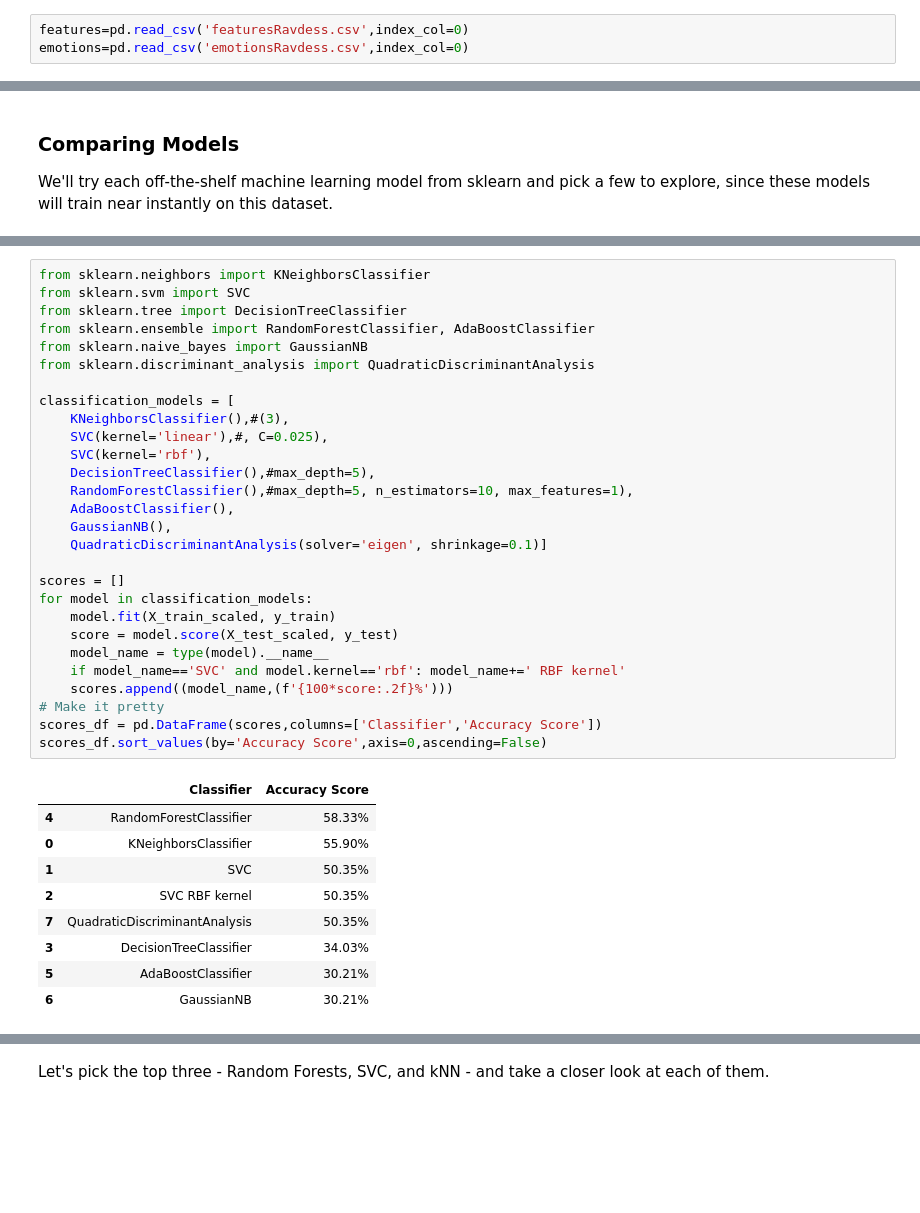
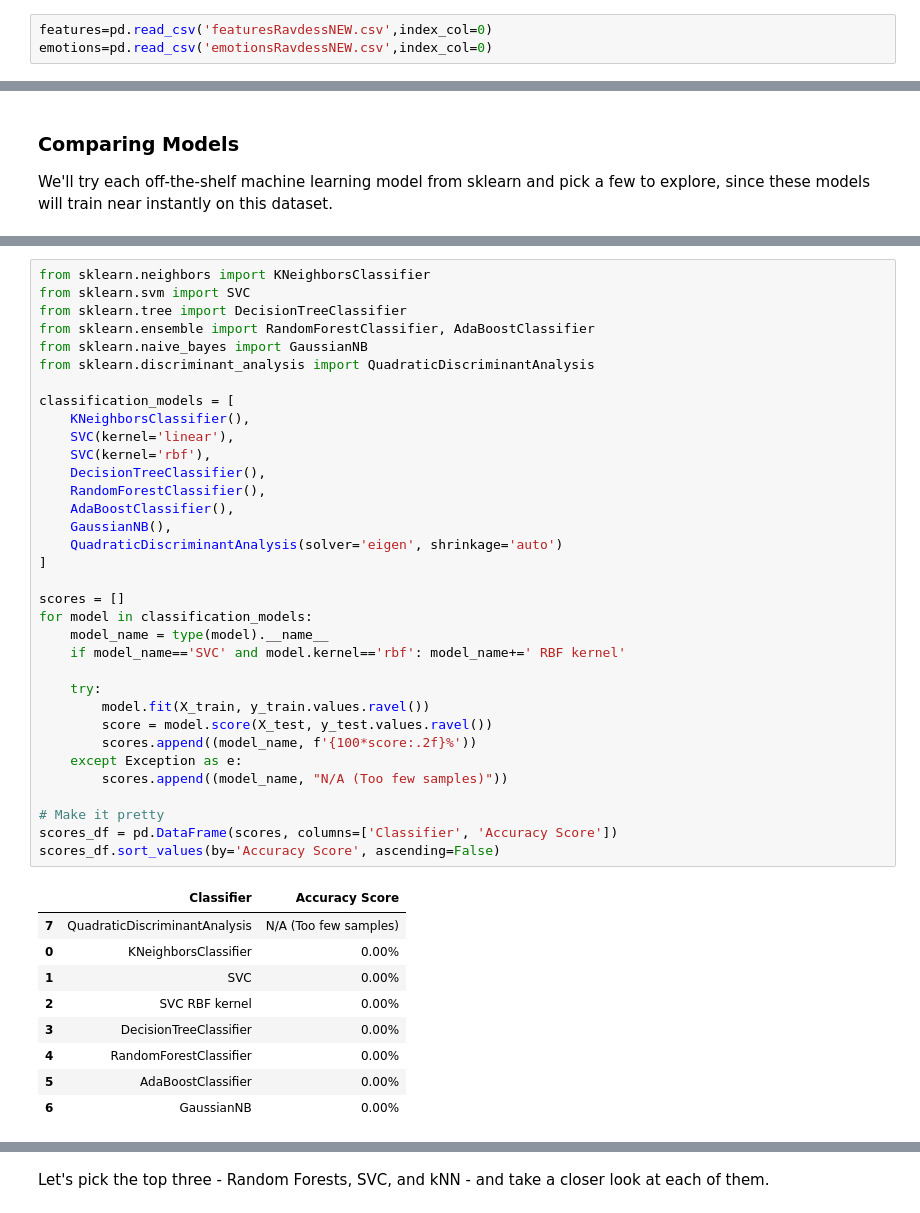
Before and after one commit to mael-rl/Week3-ClassicML, a Jupyter notebook: Week_3_MachineLearning.ipynb, the cells around one changed output, grey strips where cells are left out. Cells and saved outputs as stored; diff of their text form; blank space fills up the shorter version.

```diff
--- a/Week_3_MachineLearning.ipynb
+++ b/Week_3_MachineLearning.ipynb
@@ -236,8 +230,8 @@ emotions_df.to_csv('emotionsRavdess.csv')
 # %% [markdown]
 Once saved you only need to load them later by running the cell below, and **skip every cell above** except for the one in which we import libraries.
 # %%
-features=pd.read_csv('featuresRavdess.csv',index_col=0)
-emotions=pd.read_csv('emotionsRavdess.csv',index_col=0)
+features=pd.read_csv('featuresRavdessNEW.csv',index_col=0)
+emotions=pd.read_csv('emotionsRavdessNEW.csv',index_col=0)
 # %% [markdown]
 let's see if they have been loaded correctly!
 # %%
@@ -431,41 +467,47 @@ We'll try each off-the-shelf machine learning model from sklearn and pick a few
 # %%
 from sklearn.neighbors import KNeighborsClassifier
 from sklearn.svm import SVC
 from sklearn.tree import DecisionTreeClassifier
 from sklearn.ensemble import RandomForestClassifier, AdaBoostClassifier
 from sklearn.naive_bayes import GaussianNB
 from sklearn.discriminant_analysis import QuadraticDiscriminantAnalysis
 
 classification_models = [
-    KNeighborsClassifier(),#(3),
-    SVC(kernel='linear'),#, C=0.025),
+    KNeighborsClassifier(),
+    SVC(kernel='linear'),
     SVC(kernel='rbf'),
-    DecisionTreeClassifier(),#max_depth=5),
-    RandomForestClassifier(),#max_depth=5, n_estimators=10, max_features=1),
+    DecisionTreeClassifier(),
+    RandomForestClassifier(),
     AdaBoostClassifier(),
     GaussianNB(),
-    QuadraticDiscriminantAnalysis(solver='eigen', shrinkage=0.1)]
+    QuadraticDiscriminantAnalysis(solver='eigen', shrinkage='auto')
+]
 
 scores = []
 for model in classification_models:
-    model.fit(X_train_scaled, y_train)
-    score = model.score(X_test_scaled, y_test)
     model_name = type(model).__name__
     if model_name=='SVC' and model.kernel=='rbf': model_name+=' RBF kernel'
-    scores.append((model_name,(f'{100*score:.2f}%')))
+
+    try:
+        model.fit(X_train, y_train.values.ravel())
+        score = model.score(X_test, y_test.values.ravel())
+        scores.append((model_name, f'{100*score:.2f}%'))
+    except Exception as e:
+        scores.append((model_name, "N/A (Too few samples)"))
+
 # Make it pretty
-scores_df = pd.DataFrame(scores,columns=['Classifier','Accuracy Score'])
-scores_df.sort_values(by='Accuracy Score',axis=0,ascending=False)
+scores_df = pd.DataFrame(scores, columns=['Classifier', 'Accuracy Score'])
+scores_df.sort_values(by='Accuracy Score', ascending=False)
 # %% [output]
 |  | Classifier | Accuracy Score |
-| 4 | RandomForestClassifier | 58.33% |
-| 0 | KNeighborsClassifier | 55.90% |
-| 1 | SVC | 50.35% |
-| 2 | SVC RBF kernel | 50.35% |
-| 7 | QuadraticDiscriminantAnalysis | 50.35% |
-| 3 | DecisionTreeClassifier | 34.03% |
-| 5 | AdaBoostClassifier | 30.21% |
-| 6 | GaussianNB | 30.21% |
+| 7 | QuadraticDiscriminantAnalysis | N/A (Too few samples) |
+| 0 | KNeighborsClassifier | 0.00% |
+| 1 | SVC | 0.00% |
+| 2 | SVC RBF kernel | 0.00% |
+| 3 | DecisionTreeClassifier | 0.00% |
+| 4 | RandomForestClassifier | 0.00% |
+| 5 | AdaBoostClassifier | 0.00% |
+| 6 | GaussianNB | 0.00% |
 # %%
 from sklearn.neighbors import KNeighborsClassifier
 from sklearn.svm import SVC
```
Also changed, not shown: parts of 19 cells of this notebook.
